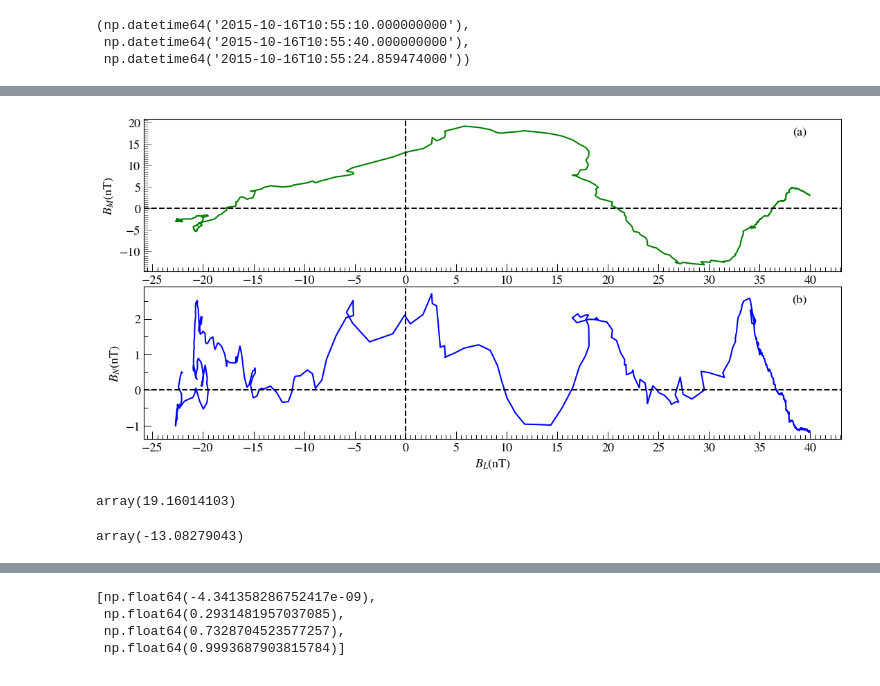
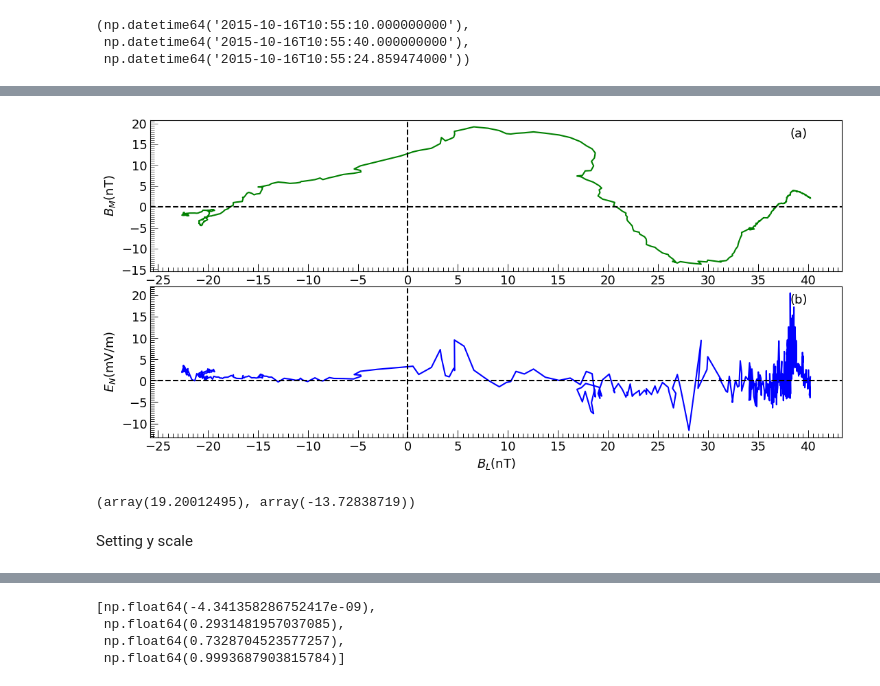
Before and after one commit to dipsbc/HallField-MMS-Analysis, a Jupyter notebook: Analysis_20151016105454.ipynb, the cells around one changed output, grey strips where cells are left out. Saved outputs shown, nothing was run; the diff lists cells and outputs as text; code cells hidden in the pictures.

```diff
--- a/Analysis_20151016105454.ipynb
+++ b/Analysis_20151016105454.ipynb
@@ -204,7 +203,7 @@ for i in range(0, num_paths_E, paths_per_E):
 mms3_Edataset = pytplot.get_data('mms3_edp_dce_gse_brst_l2',xarray=True,dt=True)
 mms3i_Edataset = mms3_Edataset.interp_like(mms3i_edataset,method='linear', kwargs={"fill_value": "extrapolate"})
 
-xr.apply_ufunc(convolve, mms3i_Edataset.isel(v_dim=0), kwargs={'window_size': 1000}).plot(figsize=(12, 2), color='b')
+xr.apply_ufunc(convolve, mms3i_Edataset.isel(v_dim=0), kwargs={'window_size': 10}).plot(figsize=(12, 2), color='b')
 plt.axhline(y=0, ls='--',c='k')
 mms3i_Edataset.isel(v_dim=0).plot(figsize=(12,2),c='b')
 # Add a horizontal line at y=0
@@ -252,5 +255,4 @@ Bz[0].values,Bz[1]
 # %%
-plt.style.use('default')
 
 fig, axs = plt.subplots(9, 1, figsize=[10.4, 8.5], sharex=True, gridspec_kw={'hspace': 0})
 
@@ -1730,36 +1723,36 @@ ax[0].tick_params(axis="y", which="minor", direction="in", length=4, width=0.4)
 
 # Set tick intervals
 ax[0].xaxis.set_major_locator(ticker.MultipleLocator(5))
 ax[0].xaxis.set_minor_locator(ticker.AutoMinorLocator(10))
 ax[0].yaxis.set_major_locator(ticker.MultipleLocator(5))
 ax[0].yaxis.set_minor_locator(ticker.AutoMinorLocator(10))
 
 # Second subplot (bottom)
-ax[1].plot(lmn_b.sel(LMN=0), lmn_b.sel(LMN=2), c='b')
+ax[1].plot(lmn_b.sel(LMN=0), lmn_e.sel(LMN=2), c='b')
 ax[1].set_xlabel('$\mathit{B_L}$(nT)', fontsize=13)
-ax[1].set_ylabel('$\mathit{B_N}$(nT)', fontsize=13)
+ax[1].set_ylabel('$\mathit{E_N}$(mV/m)', fontsize=13)
 ax[1].axhline(y=0, ls='--', c="k")
 ax[1].axvline(x=0, ls='--', c="k")
 
 # Label "(b)" in top-right corner
 ax[1].text(0.95, 0.95, "(b)", transform=ax[1].transAxes, fontsize=13,  ha="right", va="top")
 
 # Set tick mark font size and style for x and y axes
 ax[1].tick_params(axis="x", which="major", direction="in", length=8, width=0.7, labelsize=13)
 ax[1].tick_params(axis="x", which="minor", direction="in", length=4, width=0.7)
 
 ax[1].tick_params(axis="y", which="major", direction="in", length=8, width=0.7, labelsize=13)
 ax[1].tick_params(axis="y", which="minor", direction="in", length=4, width=0.7)
 
 # Set tick intervals
 ax[1].xaxis.set_major_locator(ticker.MultipleLocator(5))
 ax[1].xaxis.set_minor_locator(ticker.AutoMinorLocator(10))
-ax[1].yaxis.set_major_locator(ticker.MultipleLocator(1))
-ax[1].yaxis.set_minor_locator(ticker.AutoMinorLocator(2))
+ax[1].yaxis.set_major_locator(ticker.MultipleLocator(5))
+ax[1].yaxis.set_minor_locator(ticker.AutoMinorLocator(10))
 
 # Fine-tune layout and save the figure
 plt.savefig(os.path.join(output_folder, f"{taistarttime}_m.png"), dpi=1200, format='png', bbox_inches='tight')
 plt.show()
 # %% [output]
-[figure, old version]
+[figure, new version]
 # %%
@@ -1767,8 +1760,4 @@ hall = lmn_b.sel(LMN=1, time=slice(del3, del4)) - df['B_g'].values
 # %%
-hall.max().values
+hall.max().values,hall.min().values
 # %% [output]
-array(19.16014103)
+(array(19.20012495), array(-13.72838719))
-# %%
-hall.min().values
-# %% [output]
-array(-13.08279043)
@@ -1786,3 +1764,5 @@ TE = int(np.floor(np.log10(abs(np.max(mms3i_idataset.mms3_dis_temppara_brst.sel(
+# %% [markdown]
+Setting y scale
 # %%
 bl = lmn_b.sel(LMN=0, time=slice(del3,del4))  # B_L
 bm = lmn_b.sel(LMN=1, time=slice(del3,del4)) - df['B_g'].values  # B_M adjusted
```
Also changed, not shown: parts of 68 cells of this notebook.
